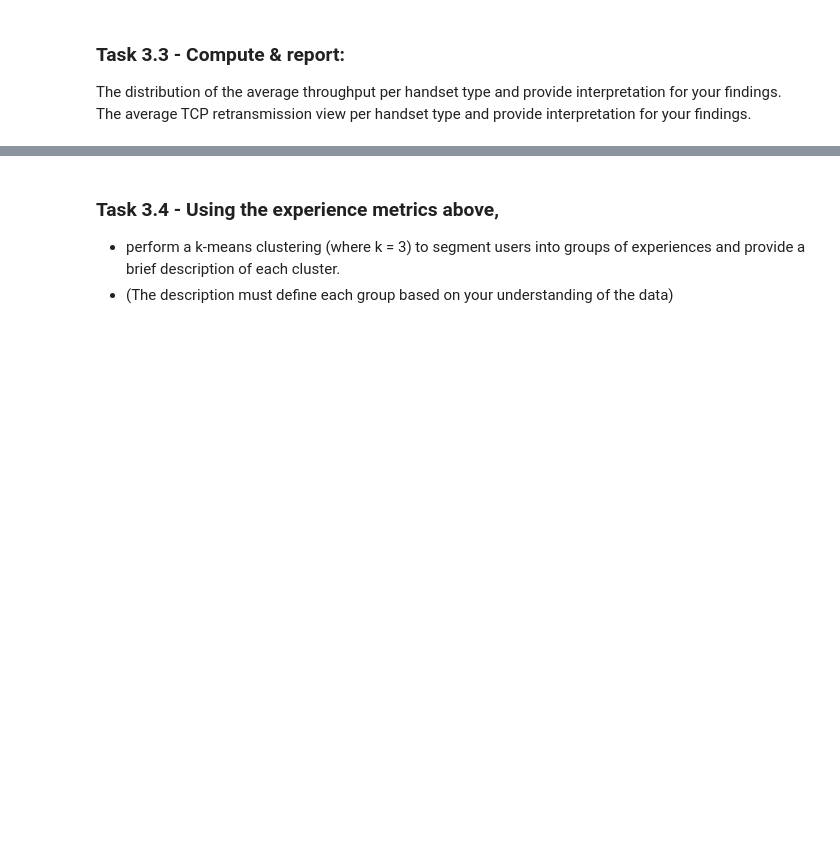
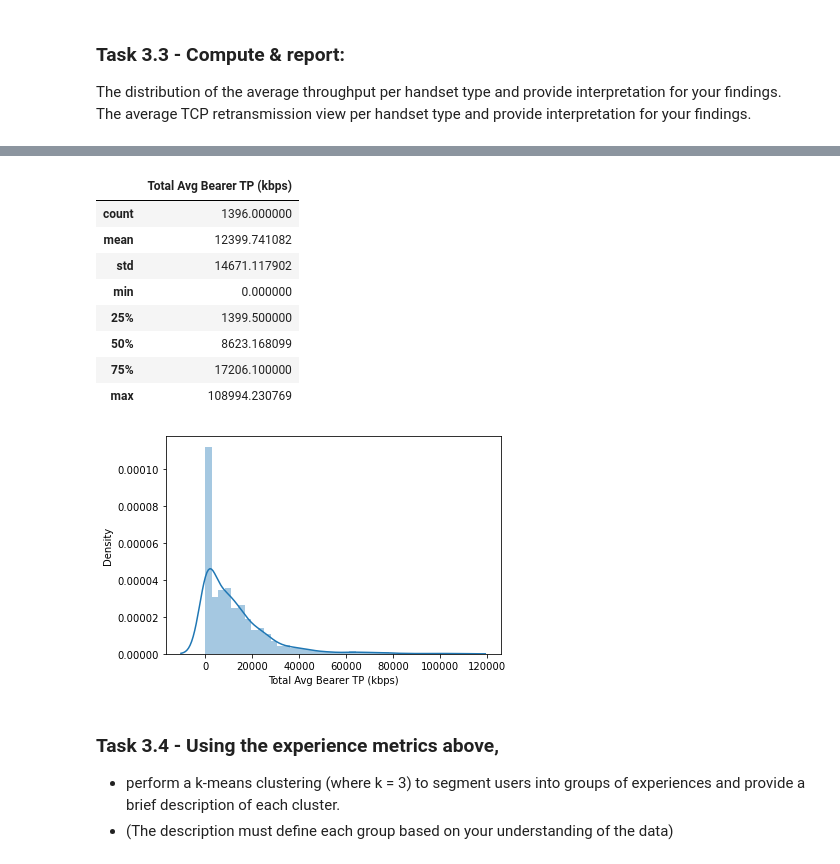
Before and after one commit to YohansSamuel/TeleCom-Data-Analysis, a Jupyter notebook: notebooks/Task-3-User_Experience_Analysis.ipynb, the cells around one changed output, grey strips where cells are left out. Cells and saved outputs as stored; diff of their text form; code cells hidden in the pictures; blank space fills up the shorter version.

Commit message:
compute average throughput  per handset

```diff
--- a/notebooks/Task-3-User_Experience_Analysis.ipynb
+++ b/notebooks/Task-3-User_Experience_Analysis.ipynb
@@ -112,3 +112,7 @@ plot_mult_hist([top_10, last_10, most_10, top_10], 1,
 ### Task 3.3 - Compute & report:
 The distribution of the average throughput  per handset type and provide interpretation for your findings.
 The average TCP retransmission view per handset type and provide interpretation for your findings.
+# %%
+handset_type_agg = user_experience_df.groupby('Handset Type').agg(
+    {'Total Avg Bearer TP (kbps)': 'mean', 'Total Avg TCP (Bytes)': 'mean'})
+handset_type_agg.head()
@@ -115,3 +127,20 @@ The average TCP retransmission view per handset type and provide interpretation
+# %%
+sorted_by_tp = handset_type_agg.sort_values('Total Avg Bearer TP (kbps)', ascending=False)
+top_tp = sorted_by_tp['Total Avg Bearer TP (kbps)']
+
+sns.distplot(top_tp)
+pd.DataFrame(top_tp.describe())
+# %% [output]
+|  | Total Avg Bearer TP (kbps) |
+| count | 1396.000000 |
+| mean | 12399.741082 |
+| std | 14671.117902 |
+| min | 0.000000 |
+| 25% | 1399.500000 |
+| 50% | 8623.168099 |
+| 75% | 17206.100000 |
+| max | 108994.230769 |
+[figure, added]
 # %% [markdown]
 ### Task 3.4 - Using the experience metrics above,
 - perform a k-means clustering (where k = 3) to segment users into groups of experiences and provide a brief description of each cluster.
```
Also changed, not shown: parts of 1 cell of this notebook.
